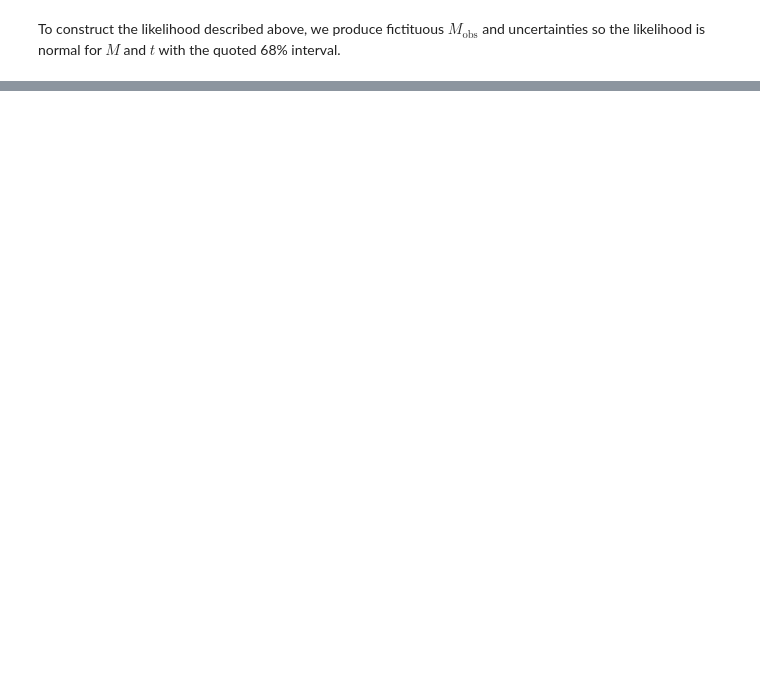
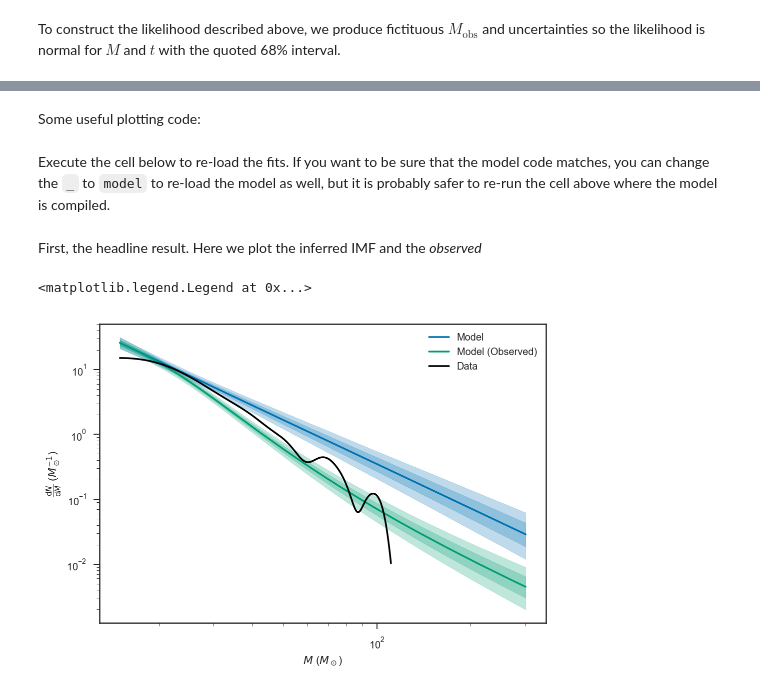
Before and after one commit to farr/30DorIMF, a Jupyter notebook: IMF.ipynb, the cells around one changed output, grey strips where cells are left out. Drawn from its saved outputs; the diff is of its cells as text; code cells hidden in the pictures; blank space fills up the shorter version.

```diff
--- a/IMF.ipynb
+++ b/IMF.ipynb
@@ -228,3 +235,28 @@ INFO:pystan:COMPILING THE C++ CODE FOR MODEL anon_model_55894cf80ecc33e35de771c5
+# %%
+MMin = 10.0
+MComplete = 15.0
+
+tMax = 25.0
+
+sel = stellar_parameters['Mini'] > MComplete
+
+nu_default = 100 # Very close to a Gaussian with 100 DOF.
+# %%
+data = {
+    'nltc': len(c_lifetime),
+    'ltc': c_lifetime,
+
+    'nu': nu_default,
+
+    'MMin': MComplete,
+    'tmax': tMax,
+
+    'nobs': count_nonzero(sel),
+    'log_Mobs': logm_obs[sel],
+    'sigma_logM': sigma_logm_obs[sel],
+    'ageobs': t_obs[sel],
+    'sigma_age': sigma_t_obs[sel],
+}
 # %%
 fit = model.sampling(data=data, iter=2000, thin=1)
 # %%
@@ -311,0 +372,2 @@ sns.distplot(chain_broad['alpha'], label='Double Uncertainty')
+# %% [markdown]
+Some useful plotting code:
@@ -311,0 +448,18 @@ sns.distplot(chain_broad['alpha'], label='Double Uncertainty')
+# %% [markdown]
+Execute the cell below to re-load the fits.  If you want to be sure that the model code matches, you can change the `_` to `model` to re-load the model as well, but it is probably safer to re-run the cell above where the model is compiled.
+# %%
+_, fit, chain = load_fit('sampling.pkl.bz2')
+_, fit_broad, chain_broad = load_fit('sampling-broad.pkl.bz2')
+_, fit_high_mass, chain_high_mass = load_fit('sampling-high-mass.pkl.bz2')
+# %% [markdown]
+First, the headline result.  Here we plot the inferred IMF and the *observed*
+# %%
+plot_dNdM(chain, label='Model')
+plot_dNdM(chain, label='Model (Observed)', down_select=True)
+ms = linspace(MComplete, np.max(stellar_parameters['Mini'])+10.0, 1000)
+kde = ss.gaussian_kde(stellar_parameters['Mini'][stellar_parameters['Mini']>MComplete])
+plot(ms, count_nonzero(stellar_parameters['Mini']>MComplete)*(kde(ms) + kde(2*MComplete-ms)), label='Data', color='k')
+legend(loc='best')
+# %% [output]
+<matplotlib.legend.Legend at 0x...>
+[figure, added]
```
Also changed, not shown: parts of 36 cells of this notebook, 9 other files.
